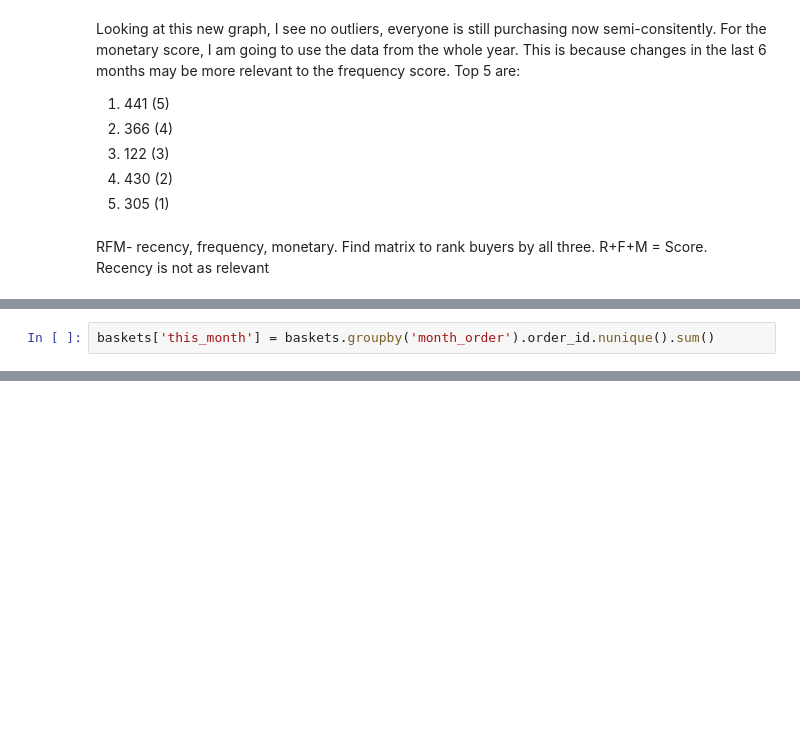
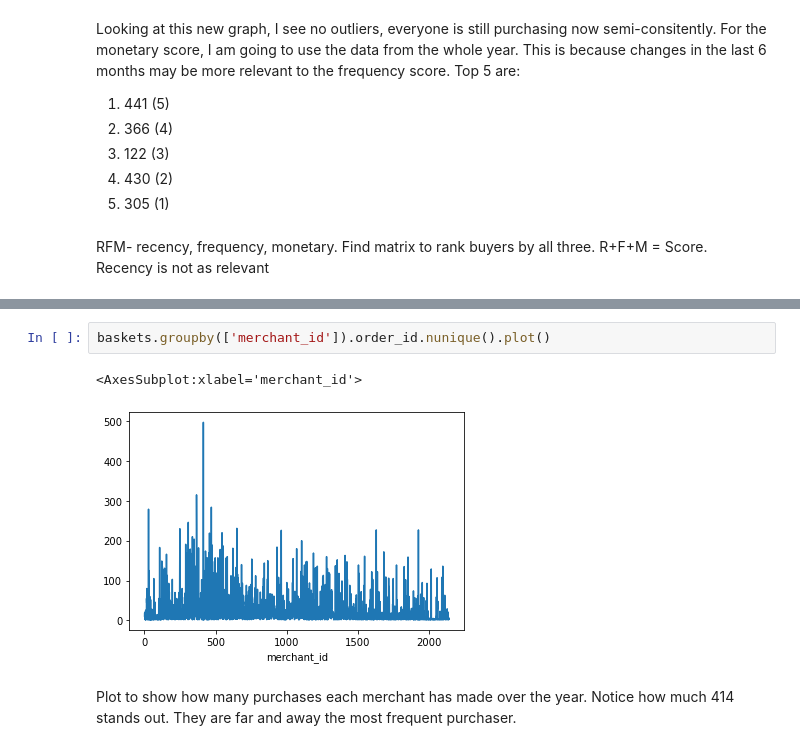
Before and after one commit to graceflitsch/DataScience, a Jupyter notebook: GNB3.ipynb, the cells around one changed output, grey strips where cells are left out. Saved outputs shown, nothing was run; the diff lists cells and outputs as text; blank space fills up the shorter version.

```diff
--- a/GNB3.ipynb
+++ b/GNB3.ipynb
@@ -175,2 +174,0 @@ Recency is not as relevant
-# %%
-baskets['this_month'] = baskets.groupby('month_order').order_id.nunique().sum()
@@ -186,0 +193,7 @@ ex.head()
+# %%
+baskets.groupby(['merchant_id']).order_id.nunique().plot()
+# %% [output]
+<AxesSubplot:xlabel='merchant_id'>
+[figure, added]
+# %% [markdown]
+Plot to show how many purchases each merchant has made over the year. Notice how much 414 stands out. They are far and away the most frequent purchaser.
```
Also changed, not shown: parts of 16 cells of this notebook.
